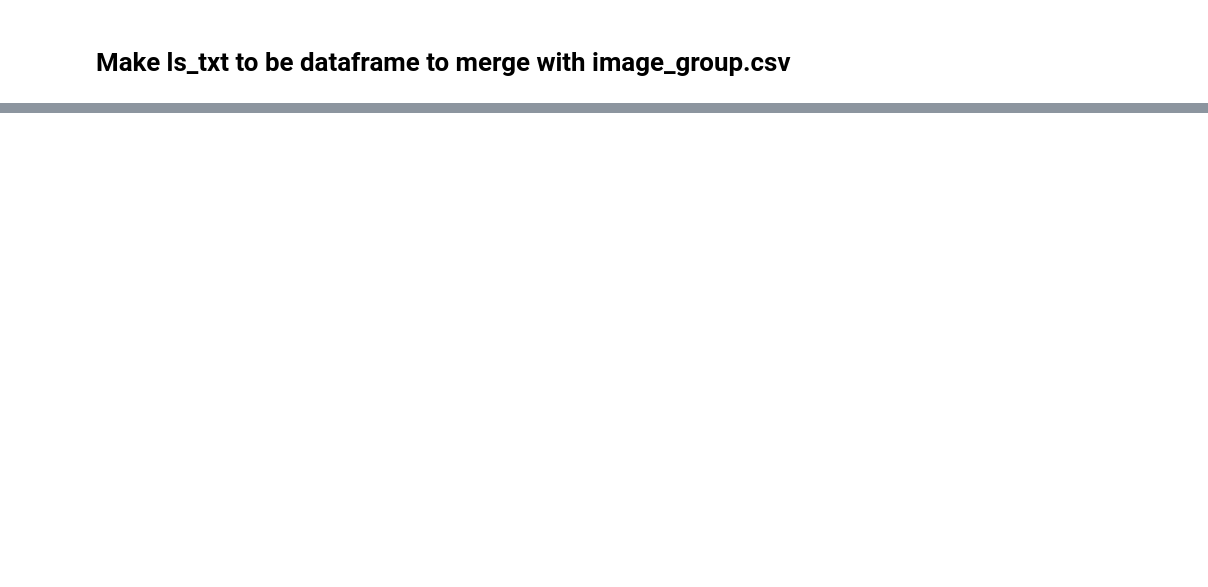
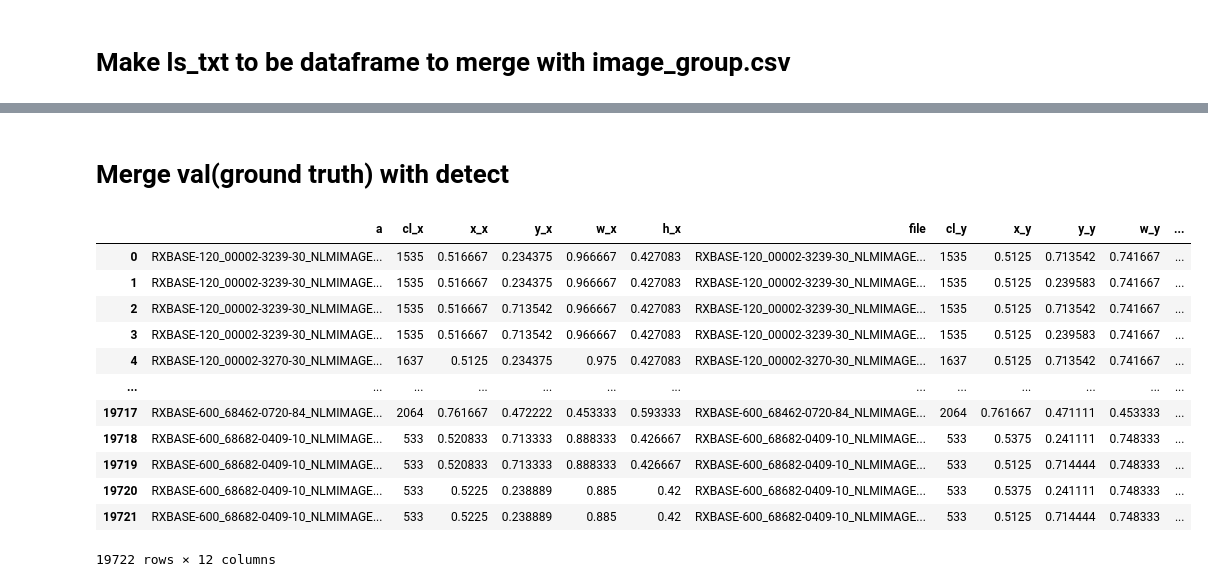
Before and after one commit to 1ngsc0ding/drug_identify, a Jupyter notebook: error_analysis.ipynb, the cells around one changed output, grey strips where cells are left out. Saved outputs shown, nothing was run; the diff lists cells and outputs as text; code cells hidden in the pictures; blank space fills up the shorter version.

```diff
--- a/error_analysis.ipynb
+++ b/error_analysis.ipynb
@@ -31,7 +157,7 @@ with open(path) as txt:
     #         dst_file.writelines(' '.join(['abc', x, y, w, h])+'\n')
     for line in txt:
         cl, x, y, w, h = [i for i in line.split(' ')]
-        ls_txt.append(' '.join([a, cl, x, y, w, h]))
+        ls_txt.append([' '.join([a, cl, x, y, w, h])])
 
 
 ls_txt
@@ -51,7 +177,7 @@ for a in tqdm(ls_labels):
         #         dst_file.writelines(' '.join(['abc', x, y, w, h])+'\n')
         for line in txt:
             cl, x, y, w, h = [i for i in line.split(' ')]
-            ls_txt.append(' '.join([a, cl, x, y, w, h]))
+            ls_txt.append([a, cl, x, y, w, h])
 
 
 ls_txt
@@ -79,0 +208,2 @@ ls_txt
+# %%
+df_file = pd.DataFrame(ls_txt, columns = ['file', 'cl', 'x', 'y','w', 'h'])
@@ -79,0 +226,20 @@ ls_txt
+# %% [markdown]
+# Merge val(ground truth) with detect
+# %%
+df_merge = pd.merge(df_val, df_file, left_on='a', right_on='file', how='left')
+# %%
+df_merge
+# %% [output]
+|  | a | cl_x | x_x | y_x | w_x | h_x | file | cl_y | x_y | y_y | w_y | ... |
+| 0 | RXBASE-120_00002-3239-30_NLMIMAGE... | 1535 | 0.516667 | 0.234375 | 0.966667 | 0.427083 | RXBASE-120_00002-3239-30_NLMIMAGE... | 1535 | 0.5125 | 0.713542 | 0.741667 | ... |
+| 1 | RXBASE-120_00002-3239-30_NLMIMAGE... | 1535 | 0.516667 | 0.234375 | 0.966667 | 0.427083 | RXBASE-120_00002-3239-30_NLMIMAGE... | 1535 | 0.5125 | 0.239583 | 0.741667 | ... |
+| 2 | RXBASE-120_00002-3239-30_NLMIMAGE... | 1535 | 0.516667 | 0.713542 | 0.966667 | 0.427083 | RXBASE-120_00002-3239-30_NLMIMAGE... | 1535 | 0.5125 | 0.713542 | 0.741667 | ... |
+| 3 | RXBASE-120_00002-3239-30_NLMIMAGE... | 1535 | 0.516667 | 0.713542 | 0.966667 | 0.427083 | RXBASE-120_00002-3239-30_NLMIMAGE... | 1535 | 0.5125 | 0.239583 | 0.741667 | ... |
+| 4 | RXBASE-120_00002-3270-30_NLMIMAGE... | 1637 | 0.5125 | 0.234375 | 0.975 | 0.427083 | RXBASE-120_00002-3270-30_NLMIMAGE... | 1637 | 0.5125 | 0.713542 | 0.741667 | ... |
+| ... | ... | ... | ... | ... | ... | ... | ... | ... | ... | ... | ... | ... |
+| 19717 | RXBASE-600_68462-0720-84_NLMIMAGE... | 2064 | 0.761667 | 0.472222 | 0.453333 | 0.593333 | RXBASE-600_68462-0720-84_NLMIMAGE... | 2064 | 0.761667 | 0.471111 | 0.453333 | ... |
+| 19718 | RXBASE-600_68682-0409-10_NLMIMAGE... | 533 | 0.520833 | 0.713333 | 0.888333 | 0.426667 | RXBASE-600_68682-0409-10_NLMIMAGE... | 533 | 0.5375 | 0.241111 | 0.748333 | ... |
+| 19719 | RXBASE-600_68682-0409-10_NLMIMAGE... | 533 | 0.520833 | 0.713333 | 0.888333 | 0.426667 | RXBASE-600_68682-0409-10_NLMIMAGE... | 533 | 0.5125 | 0.714444 | 0.748333 | ... |
+| 19720 | RXBASE-600_68682-0409-10_NLMIMAGE... | 533 | 0.5225 | 0.238889 | 0.885 | 0.42 | RXBASE-600_68682-0409-10_NLMIMAGE... | 533 | 0.5375 | 0.241111 | 0.748333 | ... |
+| 19721 | RXBASE-600_68682-0409-10_NLMIMAGE... | 533 | 0.5225 | 0.238889 | 0.885 | 0.42 | RXBASE-600_68682-0409-10_NLMIMAGE... | 533 | 0.5125 | 0.714444 | 0.748333 | ... |
+19722 rows × 12 columns
```
Also changed, not shown: parts of 62 cells of this notebook.
